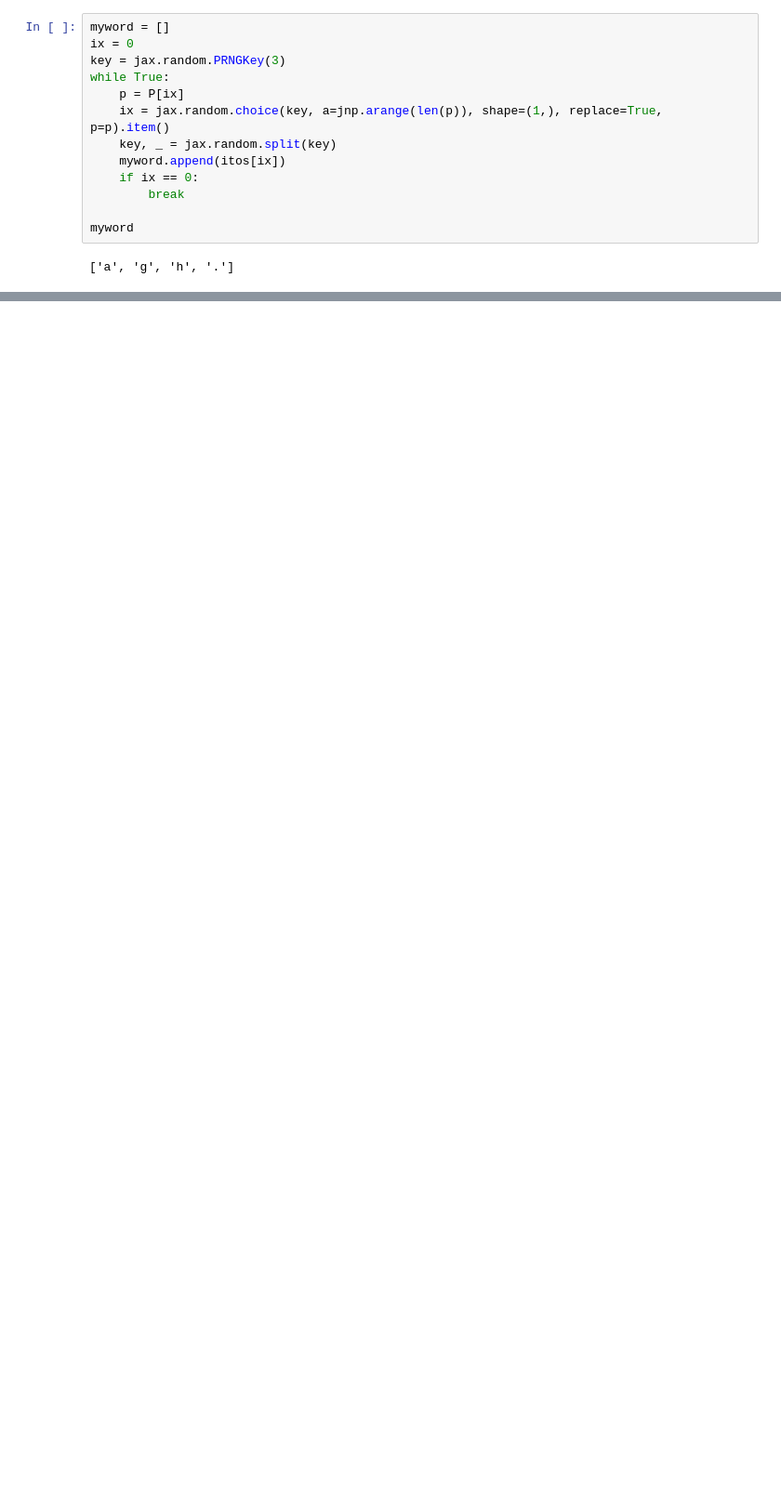
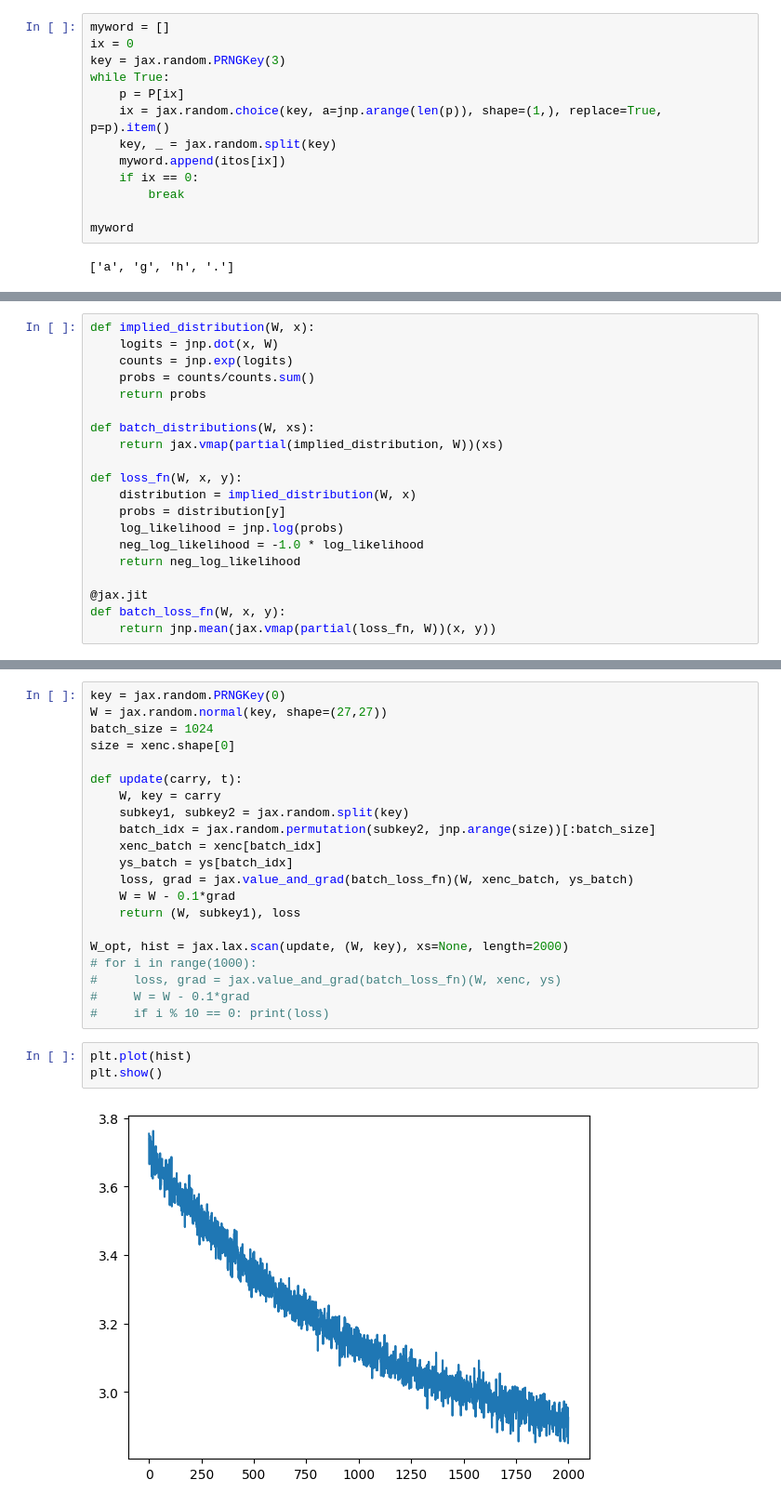
Before and after one commit to pharringtonp19/makemore, a Jupyter notebook: m.ipynb, the cells around one changed output, grey strips where cells are left out. Shown: that part at 93% size. Saved outputs shown, nothing was run; the diff lists cells and outputs as text; blank space fills up the shorter version.

```diff
--- a/m.ipynb
+++ b/m.ipynb
@@ -65,0 +95,20 @@ set
+# %%
+def implied_distribution(W, x):
+    logits = jnp.dot(x, W)
+    counts = jnp.exp(logits)
+    probs = counts/counts.sum()
+    return probs
+
+def batch_distributions(W, xs):
+    return jax.vmap(partial(implied_distribution, W))(xs)
+
+def loss_fn(W, x, y):
+    distribution = implied_distribution(W, x)
+    probs = distribution[y]
+    log_likelihood = jnp.log(probs)
+    neg_log_likelihood = -1.0 * log_likelihood
+    return neg_log_likelihood
+
+@jax.jit
+def batch_loss_fn(W, x, y):
+    return jnp.mean(jax.vmap(partial(loss_fn, W))(x, y))
@@ -65,0 +119,26 @@ set
+# %%
+key = jax.random.PRNGKey(0)
+W = jax.random.normal(key, shape=(27,27))
+batch_size = 1024
+size = xenc.shape[0]
+
+def update(carry, t):
+    W, key = carry
+    subkey1, subkey2 = jax.random.split(key)
+    batch_idx = jax.random.permutation(subkey2, jnp.arange(size))[:batch_size]
+    xenc_batch = xenc[batch_idx]
+    ys_batch = ys[batch_idx]
+    loss, grad = jax.value_and_grad(batch_loss_fn)(W, xenc_batch, ys_batch)
+    W = W - 0.1*grad
+    return (W, subkey1), loss
+
+W_opt, hist = jax.lax.scan(update, (W, key), xs=None, length=2000)
+# for i in range(1000):
+#     loss, grad = jax.value_and_grad(batch_loss_fn)(W, xenc, ys)
+#     W = W - 0.1*grad
+#     if i % 10 == 0: print(loss)
+# %%
+plt.plot(hist)
+plt.show()
+# %% [output]
+[figure, added]
```
Also changed, not shown: parts of 10 cells of this notebook.
